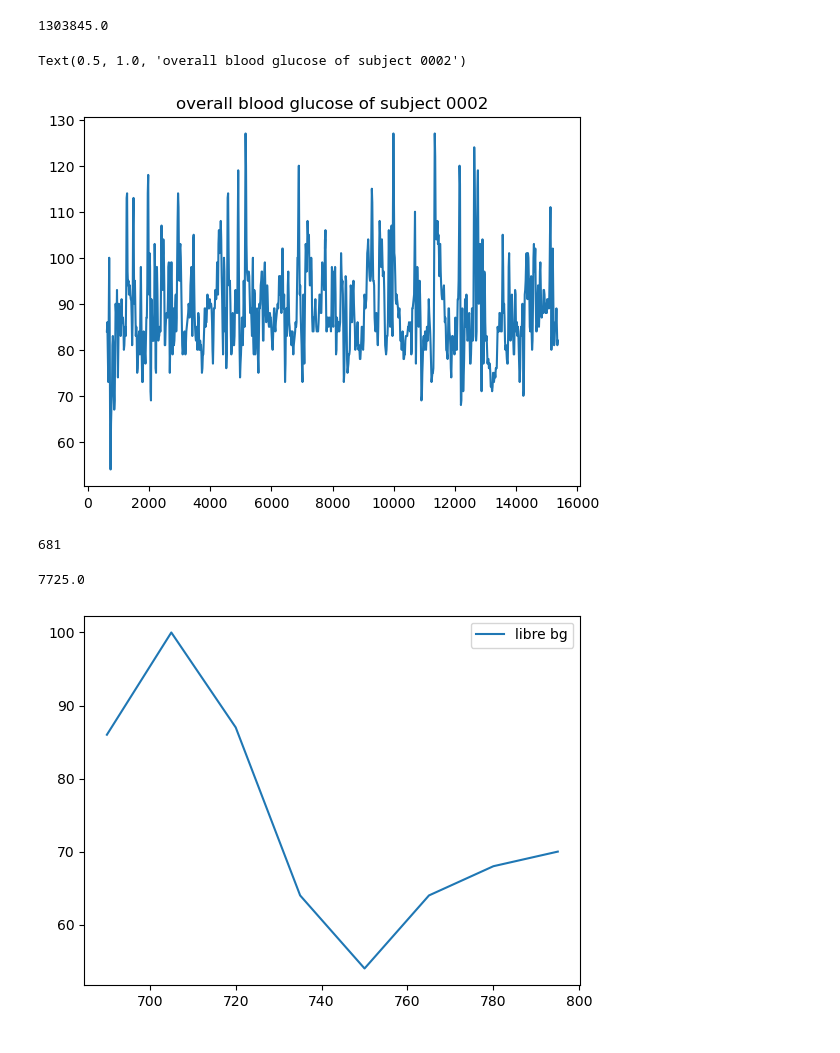
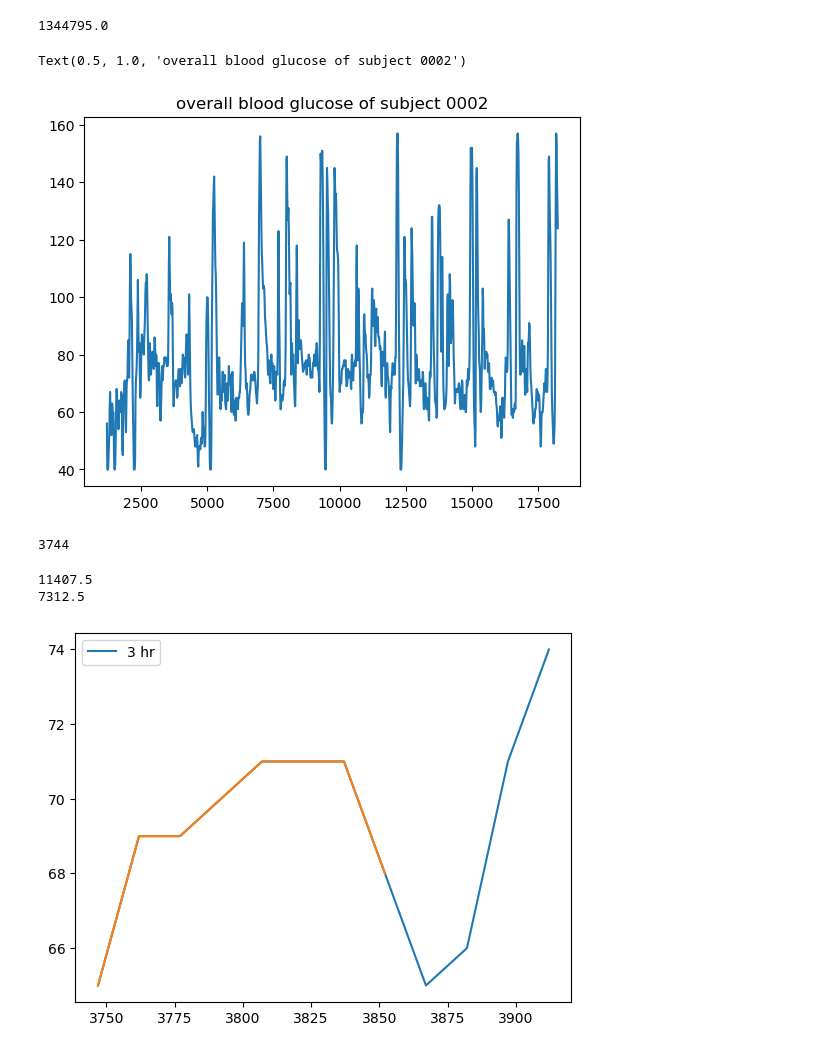
Before and after one commit to namilarahmani/stmi-lab-namila, a Jupyter notebook: iAUC_calculations.ipynb, the cells around one changed output. Cells and saved outputs as stored; diff of their text form; code cells hidden in the pictures.

Commit message:
updated calculations code to run on meal times

```diff
--- a/iAUC_calculations.ipynb
+++ b/iAUC_calculations.ipynb
@@ -6,7 +6,7 @@ import matplotlib.pyplot as plt
 import matplotlib.dates as mdates
 from datetime import datetime
 # %%
-datafile = pd.read_csv("C:\\Users\\namil\\Downloads\\CaM01-001_CGM_Libre.csv")
+datafile = pd.read_csv("C:\\Users\\namil\\Downloads\\CaM01-002_CGM_Libre.csv")
 time = datafile['mins'].to_numpy()
 bg = datafile['BG'].to_numpy()
 datafile['Date_Time'] = pd.to_datetime(datafile['Date_Time'])
@@ -18,44 +18,40 @@ print(area)
 plt.plot(time,bg)
 plt.title('overall blood glucose of subject 0002')
 # %% [output]
-1303845.0
+1344795.0
 Text(0.5, 1.0, 'overall blood glucose of subject 0002')
-[figure, old version]
+[figure, new version]
 # %%
 tuples = zip(time,bg)
 arr = np.asarray(list(tuples))
 
-# #pick a time interval
-# filtered = arr[arr[:,0] <= 660]
-# plt.plot(filtered[:,0], filtered[:,1], label = "libre bg")
-# plt.legend()
-
-# #calculate iauc for that time interval
-# area = auc(filtered[:,0], filtered[:,1])
-# print(area)
+#find start time
+timestring = '9/27/2021 2:24:00 PM'
+target_time = datetime.strptime(timestring, '%m/%d/%Y %I:%M:%S %p')
+theday = datafile[datafile['Date_Time'].dt.date == target_time.date()]
+starttime = theday.iloc[0]['Date_Time']
+startmins = theday.iloc[0]['mins']
+minutes = int((target_time - starttime).total_seconds() / 60 + startmins)
+print(minutes)
+# %% [output]
+3744
-# %%
-#filter by start time and interval length
-#timestring = '9/19/2021 2:00:00 PM'
-timestring = '9/18/2021 11:21:00 AM'
-target_time = datetime.strptime(timestring, '%m/%d/%Y %I:%M:%S %p')
-theday = datafile[datafile['Date_Time'].dt.date == target_time.date()]
-starttime = theday.iloc[0]['Date_Time']
-startmins = theday.iloc[0]['mins']
-minutes = int((target_time - starttime).total_seconds() / 60 + startmins)
-print(minutes)
-# %% [output]
-681
 # %%
-timeframe = 120
+timeframe = 180
 #filter to time interval
 filtered = arr[arr[:,0] >= minutes]
 filtered = filtered[filtered[:,0] <= minutes + timeframe]
-plt.plot(filtered[:,0], filtered[:,1], label = "libre bg")
+plt.plot(filtered[:,0], filtered[:,1], label = "3 hr")
 plt.legend()
+area = auc(filtered[:,0], filtered[:,1])
+print(area)
+
+filtered = filtered[filtered[:,0] <= minutes + 120]
+plt.plot(filtered[:,0], filtered[:,1], label = "2 hr")
 
 #calculate iauc for that time interval
 area = auc(filtered[:,0], filtered[:,1])
 print(area)
 # %% [output]
-7725.0
+11407.5
+7312.5
-[figure, old version]
+[figure, new version]
```
Also changed, not shown: parts of 2 cells of this notebook, 1 other file.
